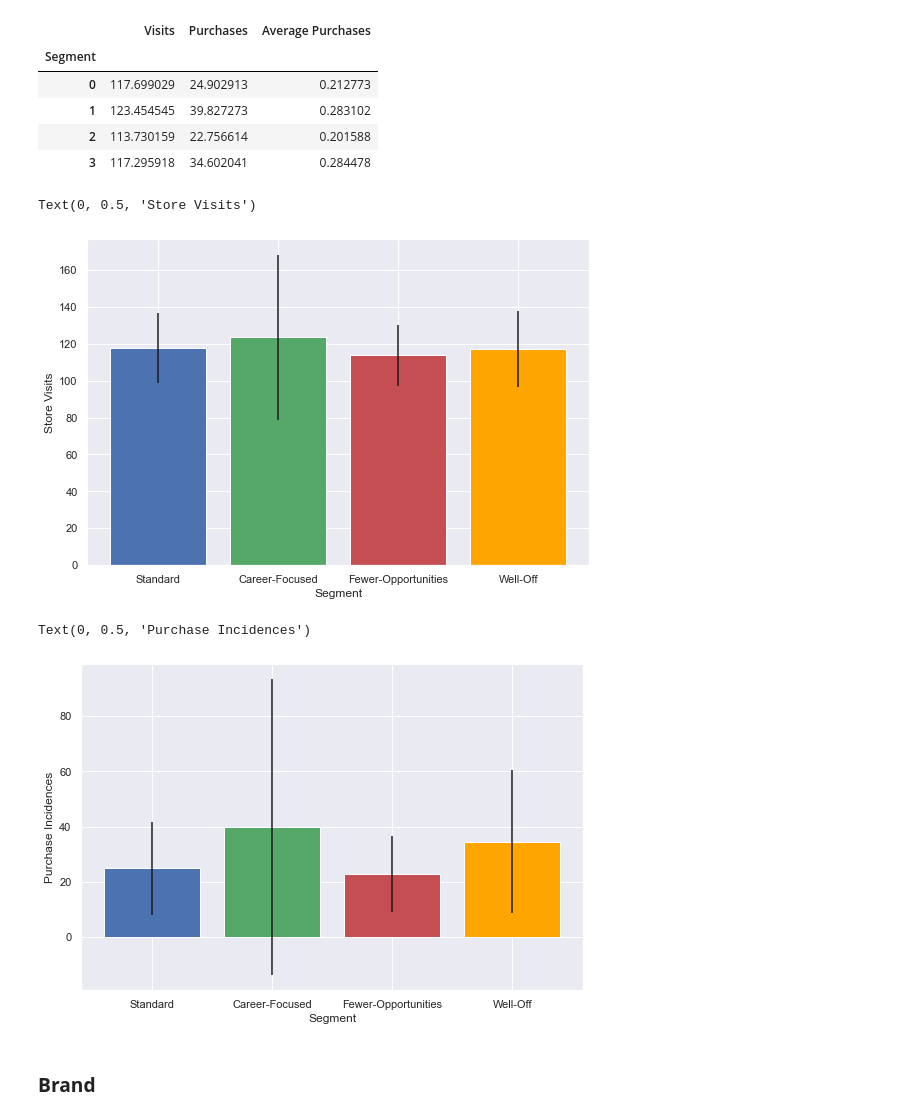
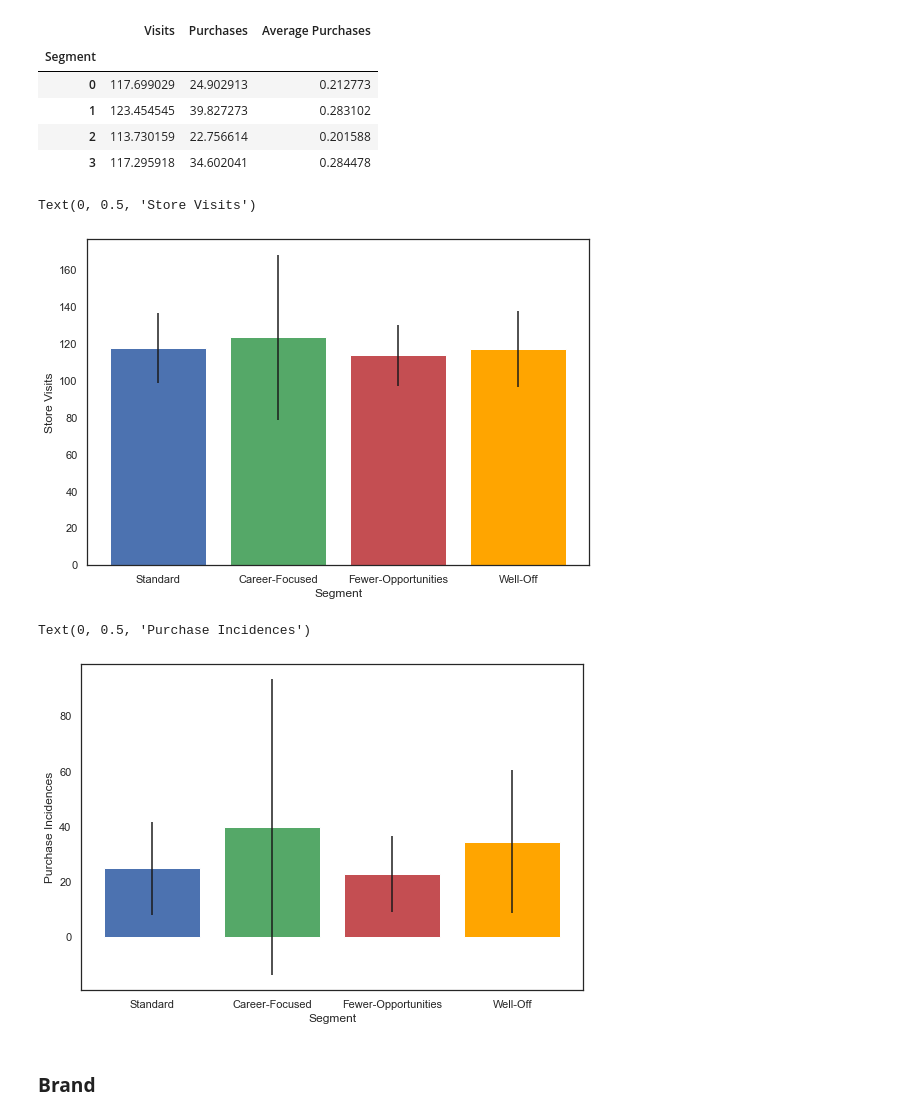
Before and after one commit to luca-saccilotto/customer-segmentation, a Jupyter notebook: src/nb2_analysis.ipynb, the cells around one changed output. Cells and saved outputs as stored; diff of their text form; code cells hidden in the pictures.

```diff
--- a/src/nb2_analysis.ipynb
+++ b/src/nb2_analysis.ipynb
@@ -193,6 +193,7 @@ segments_std = df_description.groupby(["Segment"]).std()
 # %%
 # Plot the average number of store visits for each of the four segments using a bar chart
 plt.figure(figsize = (9, 6))
+sns.set_style("white")
 plt.bar(x = (0, 1, 2, 3),
         tick_label = ("Standard", "Career-Focused", "Fewer-Opportunities", "Well-Off"),
         height = segments_mean["Visits"],
@@ -202,20 +203,21 @@ plt.xlabel("Segment", fontsize = 12)
 plt.ylabel("Store Visits", fontsize = 12)
 # %% [output]
 Text(0, 0.5, 'Store Visits')
-[figure, old version]
+[figure, new version]
 # %%
 # Plot the average number of purchases by segments to understand how often each group buys the product
 plt.figure(figsize = (9, 6))
+sns.set_style("white")
 plt.bar(x = (0, 1, 2, 3),
         tick_label = ("Standard", "Career-Focused", "Fewer-Opportunities", "Well-Off"),
         height = segments_mean["Purchases"],
         yerr = segments_std["Purchases"], # Display the standard deviation as a straight line
         color = ("b", "g", "r", "orange"))
 plt.xlabel("Segment", fontsize = 12)
 plt.ylabel("Purchase Incidences", fontsize = 12)
 # %% [output]
 Text(0, 0.5, 'Purchase Incidences')
-[figure, old version]
+[figure, new version]
 # %% [markdown]
 ### **Brand**
 # %%
```
